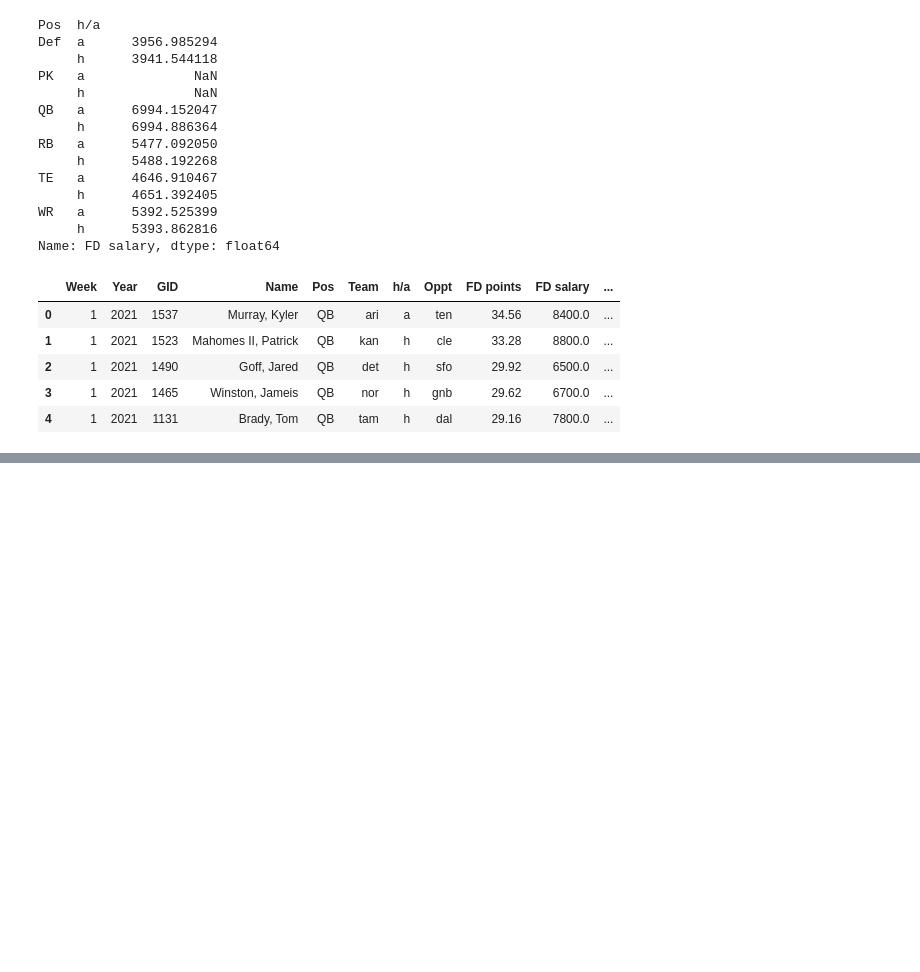
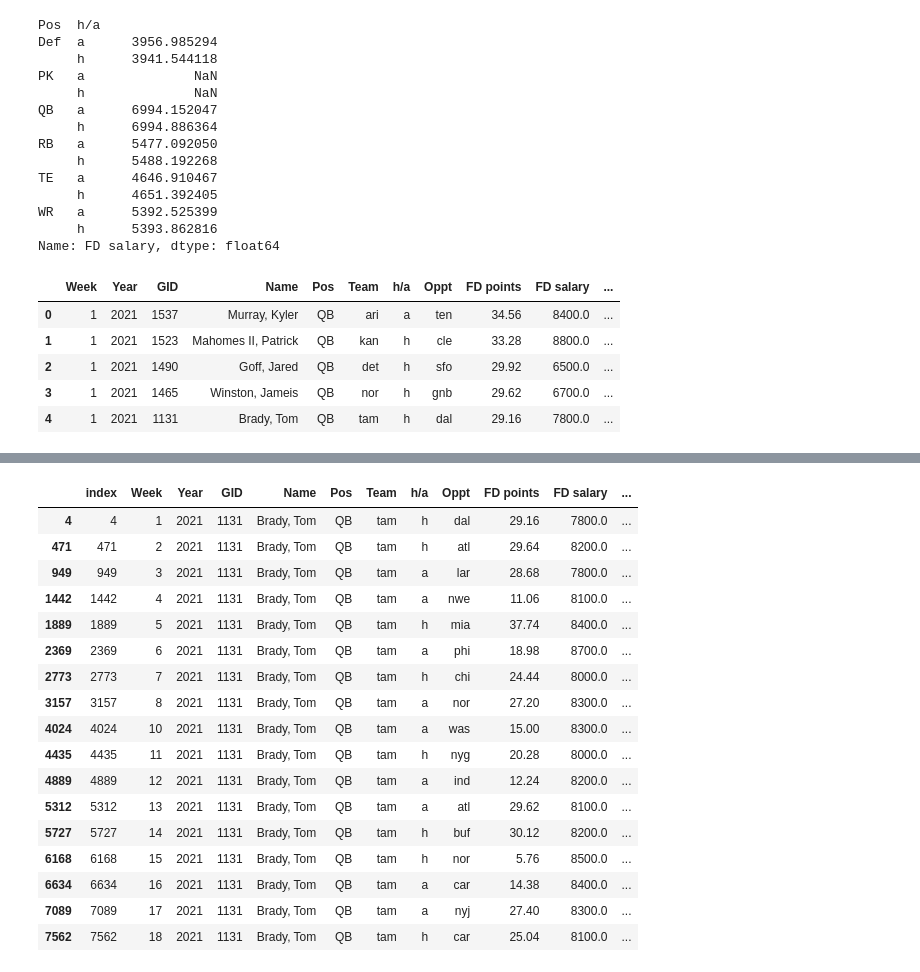
Before and after one commit to mruston209/Springboard, a Jupyter notebook: Capstone2 - EDA - Michael Ruston.ipynb, the cells around one changed output, grey strips where cells are left out. Saved outputs shown, nothing was run; the diff lists cells and outputs as text; code cells hidden in the pictures; blank space fills up the shorter version.

```diff
--- a/Capstone2 - EDA - Michael Ruston.ipynb
+++ b/Capstone2 - EDA - Michael Ruston.ipynb
@@ -330,0 +505,21 @@ TypeError: expected 1D vector for x
+# %%
+nfl2[nfl2.Name == 'Brady, Tom']
+# %% [output]
+|  | index | Week | Year | GID | Name | Pos | Team | h/a | Oppt | FD points | FD salary | ... |
+| 4 | 4 | 1 | 2021 | 1131 | Brady, Tom | QB | tam | h | dal | 29.16 | 7800.0 | ... |
+| 471 | 471 | 2 | 2021 | 1131 | Brady, Tom | QB | tam | h | atl | 29.64 | 8200.0 | ... |
+| 949 | 949 | 3 | 2021 | 1131 | Brady, Tom | QB | tam | a | lar | 28.68 | 7800.0 | ... |
+| 1442 | 1442 | 4 | 2021 | 1131 | Brady, Tom | QB | tam | a | nwe | 11.06 | 8100.0 | ... |
+| 1889 | 1889 | 5 | 2021 | 1131 | Brady, Tom | QB | tam | h | mia | 37.74 | 8400.0 | ... |
+| 2369 | 2369 | 6 | 2021 | 1131 | Brady, Tom | QB | tam | a | phi | 18.98 | 8700.0 | ... |
+| 2773 | 2773 | 7 | 2021 | 1131 | Brady, Tom | QB | tam | h | chi | 24.44 | 8000.0 | ... |
+| 3157 | 3157 | 8 | 2021 | 1131 | Brady, Tom | QB | tam | a | nor | 27.20 | 8300.0 | ... |
+| 4024 | 4024 | 10 | 2021 | 1131 | Brady, Tom | QB | tam | a | was | 15.00 | 8300.0 | ... |
+| 4435 | 4435 | 11 | 2021 | 1131 | Brady, Tom | QB | tam | h | nyg | 20.28 | 8000.0 | ... |
+| 4889 | 4889 | 12 | 2021 | 1131 | Brady, Tom | QB | tam | a | ind | 12.24 | 8200.0 | ... |
+| 5312 | 5312 | 13 | 2021 | 1131 | Brady, Tom | QB | tam | a | atl | 29.62 | 8100.0 | ... |
+| 5727 | 5727 | 14 | 2021 | 1131 | Brady, Tom | QB | tam | h | buf | 30.12 | 8200.0 | ... |
+| 6168 | 6168 | 15 | 2021 | 1131 | Brady, Tom | QB | tam | h | nor | 5.76 | 8500.0 | ... |
+| 6634 | 6634 | 16 | 2021 | 1131 | Brady, Tom | QB | tam | a | car | 14.38 | 8400.0 | ... |
+| 7089 | 7089 | 17 | 2021 | 1131 | Brady, Tom | QB | tam | a | nyj | 27.40 | 8300.0 | ... |
+| 7562 | 7562 | 18 | 2021 | 1131 | Brady, Tom | QB | tam | h | car | 25.04 | 8100.0 | ... |
```
Also changed, not shown: parts of 27 cells of this notebook.
